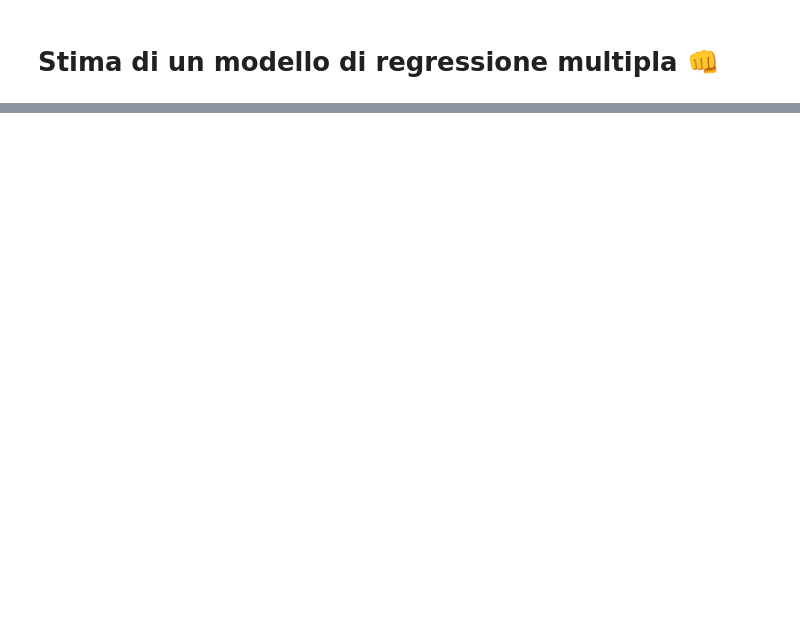
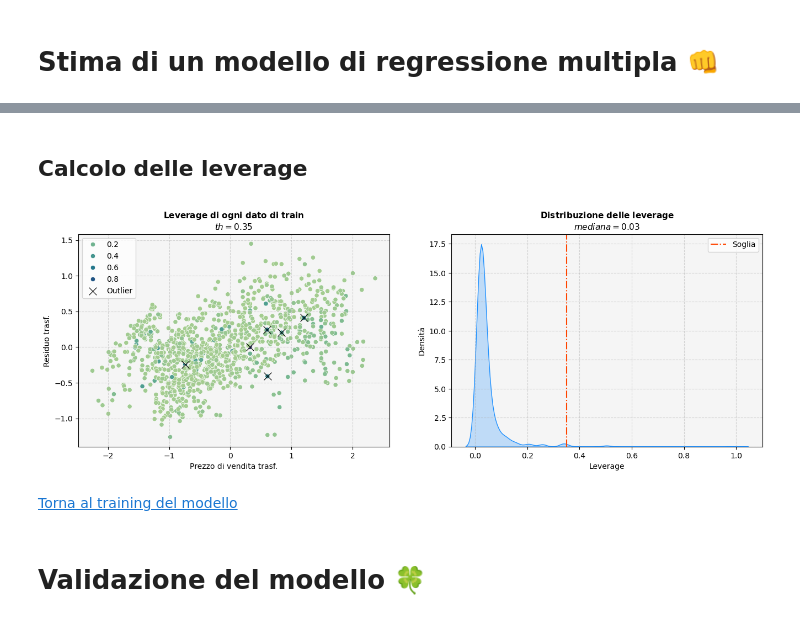
Before and after one commit to lamferzon/crash-course-Python, a Jupyter notebook: Lezioni/3. Caso di studio.ipynb, the cells around one changed output, grey strips where cells are left out. Cells and saved outputs as stored; diff of their text form; code cells hidden in the pictures; blank space fills up the shorter version.

```diff
--- a/Lezioni/3. Caso di studio.ipynb
+++ b/Lezioni/3. Caso di studio.ipynb
@@ -795,0 +948,79 @@ RMSE_test
+# %% [markdown]
+## Calcolo delle leverage
+# %%
+# calcolo della soglia e della leverage per ogni osservazione
+th = 2*(mhat.df_model+1)/len(tr_test_data)
+tr_train_data["leverage"] = mhat.get_influence().hat_matrix_diag
+fig, axes = plt.subplots(
+    ncols=2,
+    nrows=1,
+    figsize=(16, 5)
+)
+
+sns.scatterplot(
+    data=tr_train_data,
+    x="price_usd",
+    y=residuals,
+    hue=tr_train_data["leverage"],
+    palette="crest",
+    ax=axes[0]
+)
+sns.scatterplot(
+    data=tr_train_data[tr_train_data.leverage >= th],
+    x="price_usd",
+    y=residuals,
+    marker="x",
+    s=100,
+    color="black",
+    label="Outlier",
+    ax=axes[0]
+)
+axes[0].set_title(
+    "$\\mathbf{Leverage \\ di \\ ogni \\ dato \\ di \\ train}$\n$th=" + str(round(th, 2)) + "$",
+    size=11
+)
+axes[0].set(
+    xlabel="Prezzo di vendita trasf.",
+    ylabel="Residuo trasf.",
+    facecolor="whitesmoke"
+)
+axes[0].grid(
+    ls="--",
+    alpha=.5
+)
+
+sns.kdeplot(
+    x=tr_train_data["leverage"],
+    fill=True,
+    color="dodgerblue",
+    ax=axes[1]
+)
+axes[1].axvline(
+    th,
+    color="orangered",
+    ls="-.",
+    label="Soglia"
+)
+axes[1].set_title(
+    "$\\mathbf{Distribuzione \\ delle \\ leverage}$\n$mediana=" + str(round(tr_train_data.leverage.median(), 2)) + "$",
+    size=11
+)
+axes[1].set(
+    xlabel="Leverage",
+    ylabel="Densità",
+    facecolor="whitesmoke"
+)
+axes[1].grid(
+    ls="--",
+    alpha=.5
+)
+axes[1].legend();
+
+# rimozione degli outlier
+# tr_train_data = tr_train_data[tr_train_data.leverage < th]
+# %% [output]
+[figure, added]
+# %% [markdown]
+[Torna al training del modello](#stepwise-backward)
+# %% [markdown]
+# Validazione del modello 🍀
```
Also changed, not shown: parts of 18 cells of this notebook.
